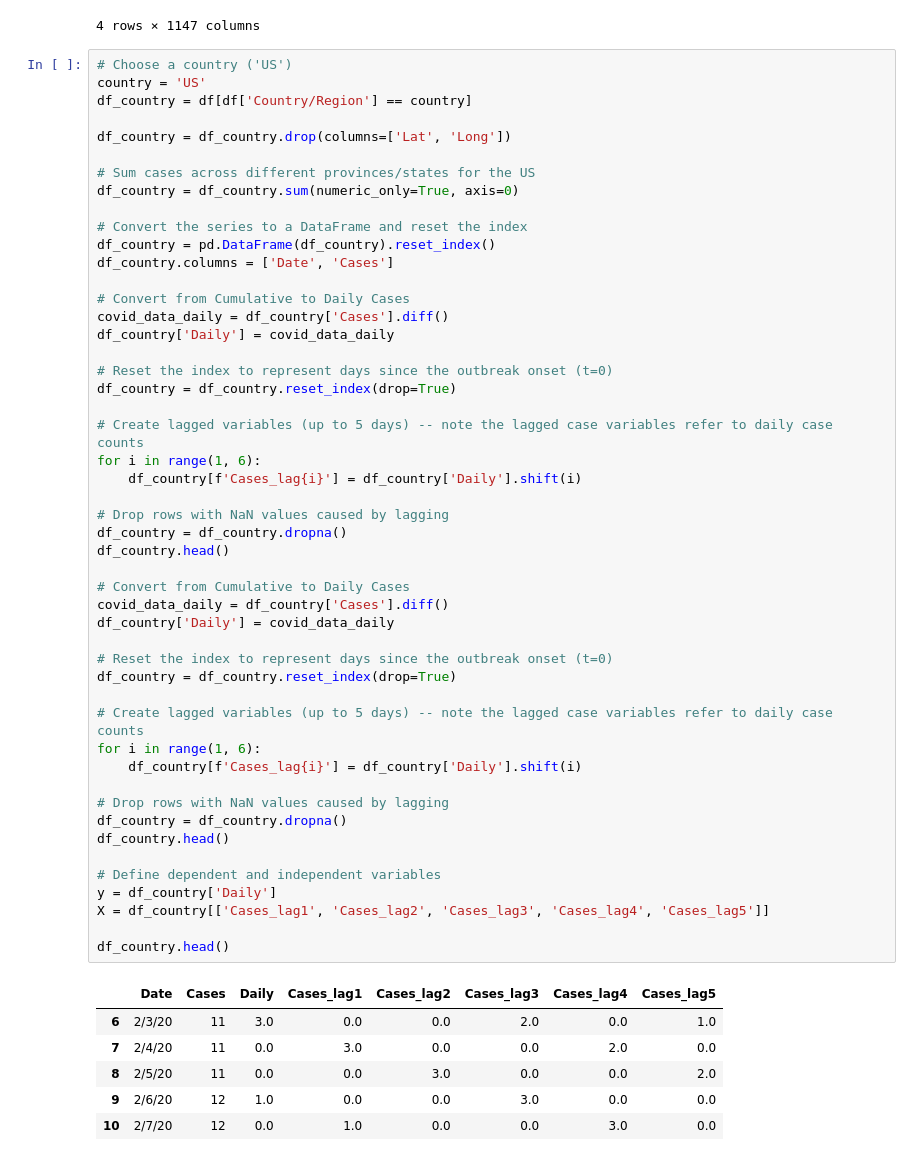
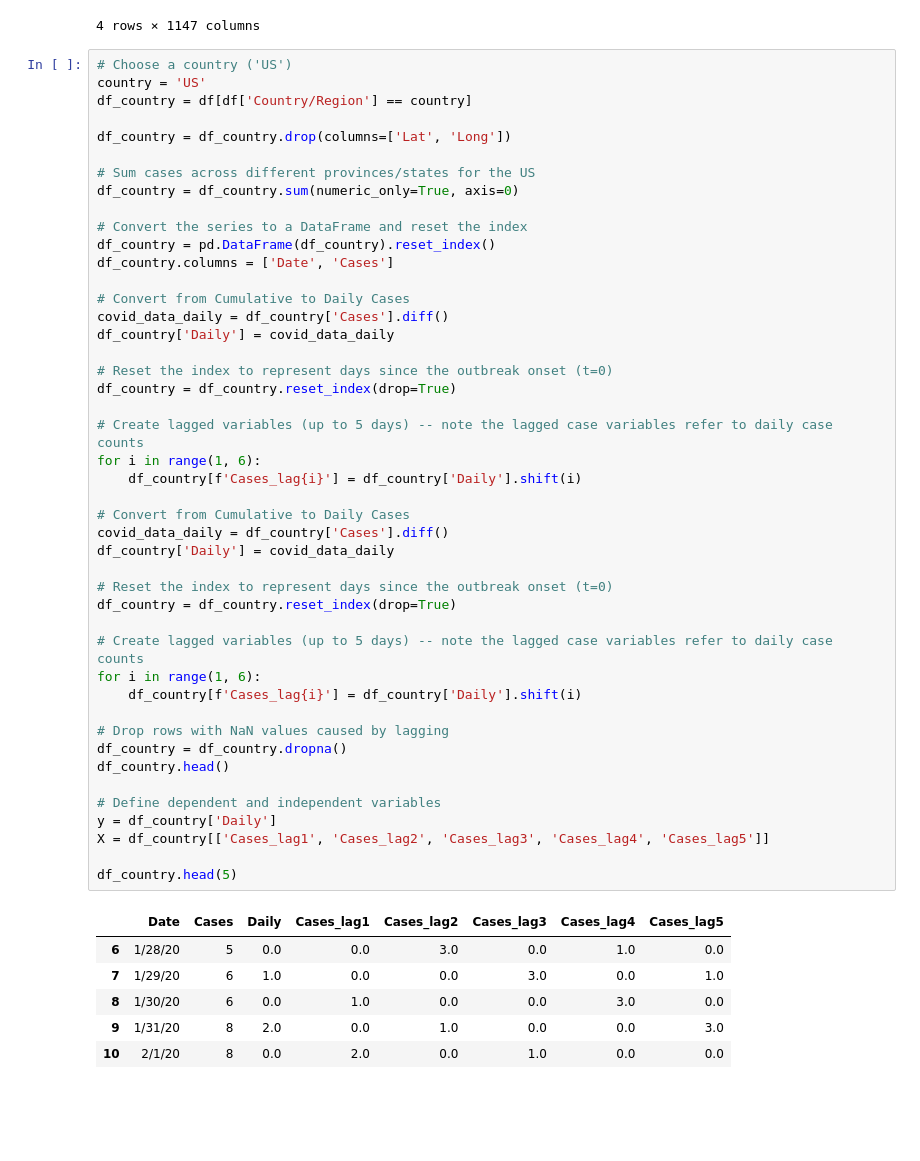
Before and after one commit to jferri3/ds4ph-team2-hw9, a Jupyter notebook: hw9.ipynb, the cells around one changed output. Drawn from its saved outputs; the diff is of its cells as text; blank space fills up the shorter version.

```diff
--- a/hw9.ipynb
+++ b/hw9.ipynb
@@ -35,40 +35,36 @@ covid_data_daily = df_country['Cases'].diff()
 df_country['Daily'] = covid_data_daily
 
 # Reset the index to represent days since the outbreak onset (t=0)
 df_country = df_country.reset_index(drop=True)
 
 # Create lagged variables (up to 5 days) -- note the lagged case variables refer to daily case counts
 for i in range(1, 6):
     df_country[f'Cases_lag{i}'] = df_country['Daily'].shift(i)
 
-# Drop rows with NaN values caused by lagging
-df_country = df_country.dropna()
-df_country.head()
-
 # Convert from Cumulative to Daily Cases
 covid_data_daily = df_country['Cases'].diff()
 df_country['Daily'] = covid_data_daily
 
 # Reset the index to represent days since the outbreak onset (t=0)
 df_country = df_country.reset_index(drop=True)
 
 # Create lagged variables (up to 5 days) -- note the lagged case variables refer to daily case counts
 for i in range(1, 6):
     df_country[f'Cases_lag{i}'] = df_country['Daily'].shift(i)
 
 # Drop rows with NaN values caused by lagging
 df_country = df_country.dropna()
 df_country.head()
 
 # Define dependent and independent variables
 y = df_country['Daily']
 X = df_country[['Cases_lag1', 'Cases_lag2', 'Cases_lag3', 'Cases_lag4', 'Cases_lag5']]
 
-df_country.head()
+df_country.head(5)
 # %% [output]
 |  | Date | Cases | Daily | Cases_lag1 | Cases_lag2 | Cases_lag3 | Cases_lag4 | Cases_lag5 |
-| 6 | 2/3/20 | 11 | 3.0 | 0.0 | 0.0 | 2.0 | 0.0 | 1.0 |
-| 7 | 2/4/20 | 11 | 0.0 | 3.0 | 0.0 | 0.0 | 2.0 | 0.0 |
-| 8 | 2/5/20 | 11 | 0.0 | 0.0 | 3.0 | 0.0 | 0.0 | 2.0 |
-| 9 | 2/6/20 | 12 | 1.0 | 0.0 | 0.0 | 3.0 | 0.0 | 0.0 |
-| 10 | 2/7/20 | 12 | 0.0 | 1.0 | 0.0 | 0.0 | 3.0 | 0.0 |
+| 6 | 1/28/20 | 5 | 0.0 | 0.0 | 3.0 | 0.0 | 1.0 | 0.0 |
+| 7 | 1/29/20 | 6 | 1.0 | 0.0 | 0.0 | 3.0 | 0.0 | 1.0 |
+| 8 | 1/30/20 | 6 | 0.0 | 1.0 | 0.0 | 0.0 | 3.0 | 0.0 |
+| 9 | 1/31/20 | 8 | 2.0 | 0.0 | 1.0 | 0.0 | 0.0 | 3.0 |
+| 10 | 2/1/20 | 8 | 0.0 | 2.0 | 0.0 | 1.0 | 0.0 | 0.0 |
```
